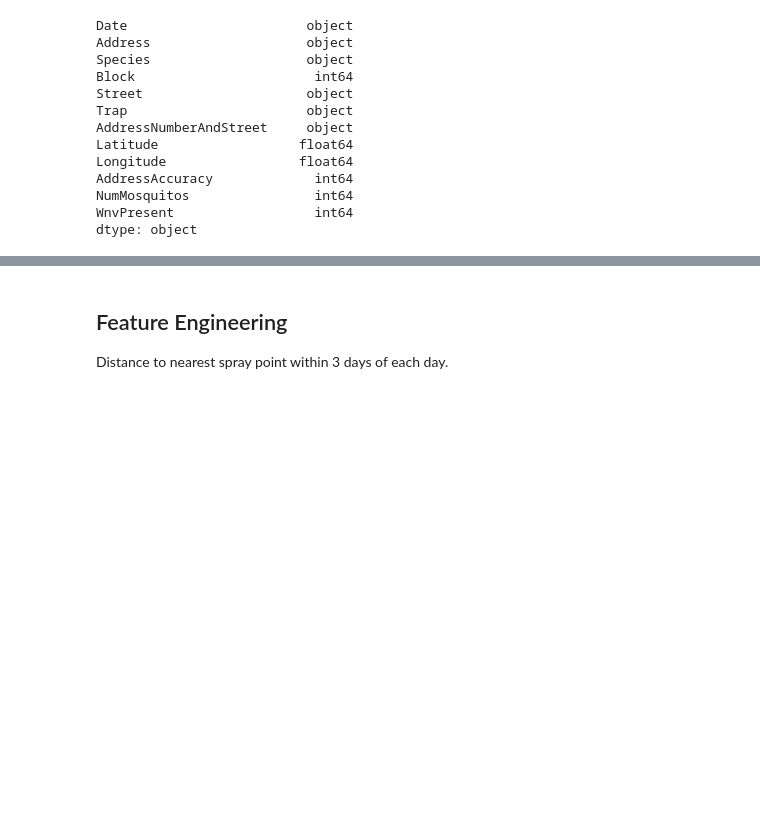
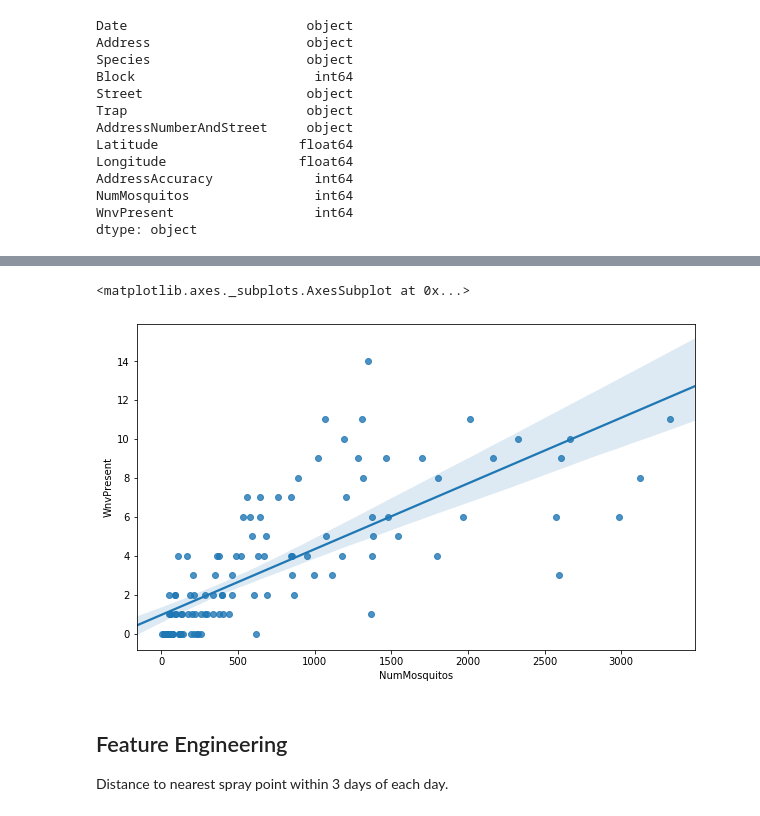
Before and after one commit to bearylogical/west_nile_colab, a Jupyter notebook: 03_Syamil_DataTransformation.ipynb, the cells around one changed output, grey strips where cells are left out. Drawn from its saved outputs; the diff is of its cells as text; code cells hidden in the pictures; blank space fills up the shorter version.

```diff
--- a/03_Syamil_DataTransformation.ipynb
+++ b/03_Syamil_DataTransformation.ipynb
@@ -55,3 +102,9 @@ spray = spray.drop_duplicates(subset=['Latitude', 'Longitude'], keep=False)
+# %%
+plt.figure(figsize=(10,6))
+sns.regplot(x='NumMosquitos',y='WnvPresent',data=sum_wnv[sum_wnv['NumMosquitos']<3500])
+# %% [output]
+<matplotlib.axes._subplots.AxesSubplot at 0x...>
+[figure, added]
 # %% [markdown]
 ## Feature Engineering
 
```
Also changed, not shown: parts of 10 cells of this notebook.
